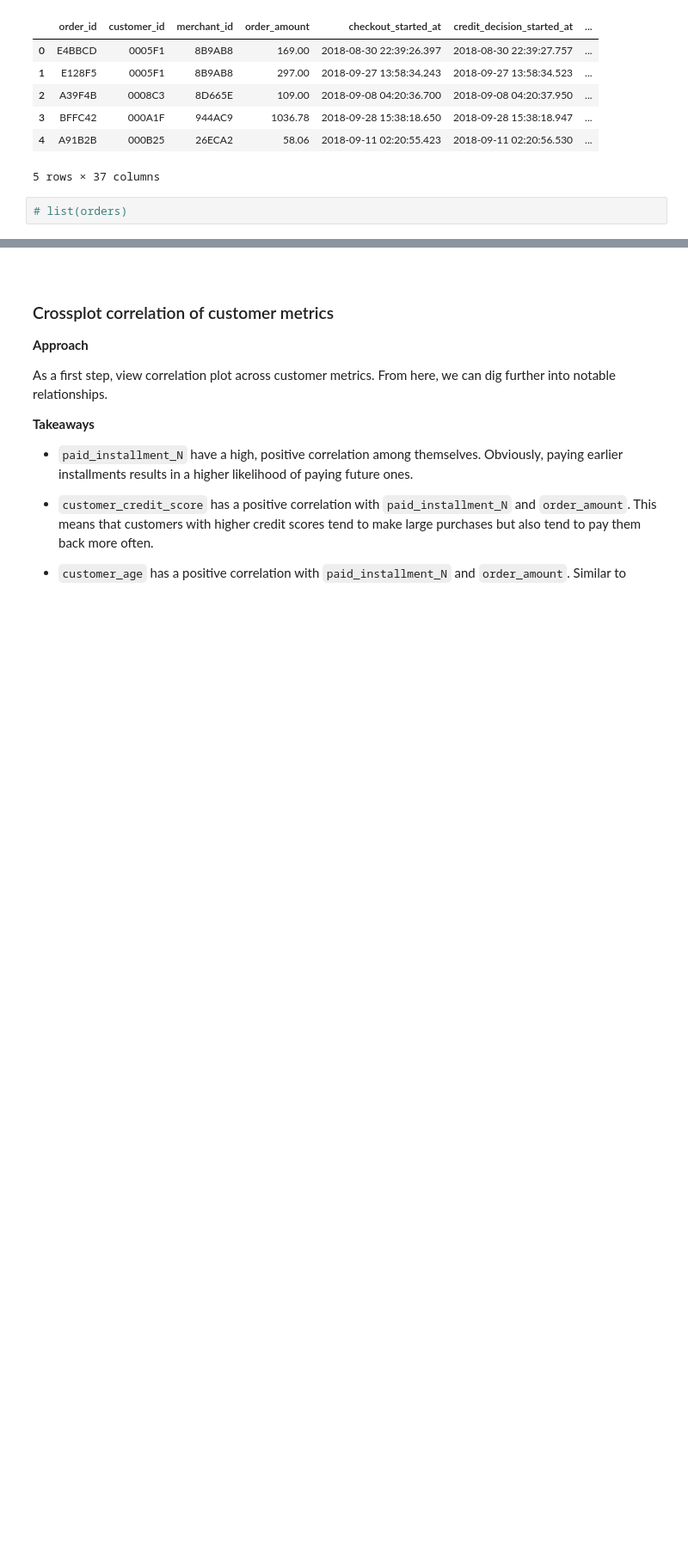
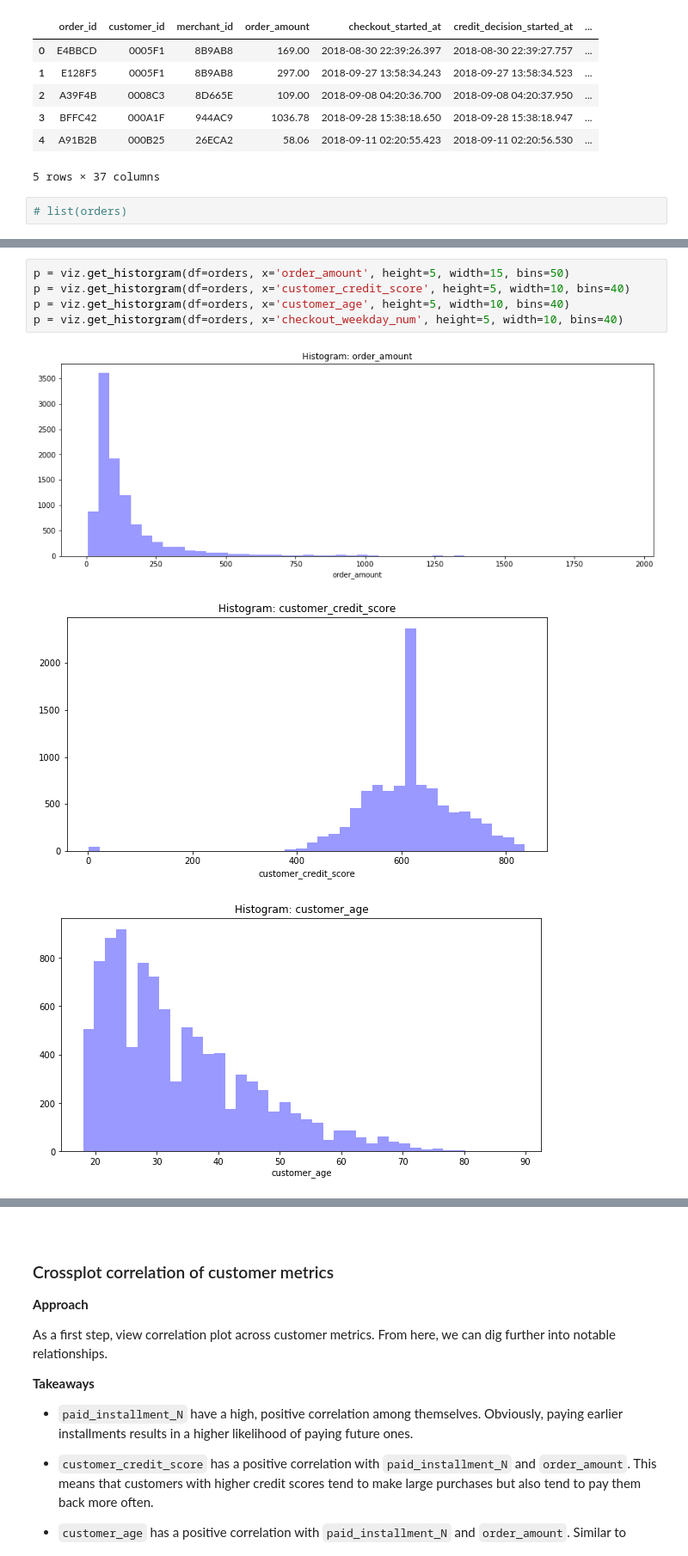
Before and after one commit to gordonsilvera/quadpay_analysis, a Jupyter notebook: notebooks/02_data_viz_analysis.ipynb, the cells around one changed output, grey strips where cells are left out. Shown at 86% size. Cells and saved outputs as stored; diff of their text form; blank space fills up the shorter version.

```diff
--- a/notebooks/02_data_viz_analysis.ipynb
+++ b/notebooks/02_data_viz_analysis.ipynb
@@ -46,0 +59,9 @@ orders.head()
+# %%
+p = viz.get_historgram(df=orders, x='order_amount', height=5, width=15, bins=50)
+p = viz.get_historgram(df=orders, x='customer_credit_score', height=5, width=10, bins=40)
+p = viz.get_historgram(df=orders, x='customer_age', height=5, width=10, bins=40)
+p = viz.get_historgram(df=orders, x='checkout_weekday_num', height=5, width=10, bins=40)
+# %% [output]
+[figure, added]
+[figure, added]
+[figure, added]
```
Also changed, not shown: parts of 20 cells of this notebook, 4 other files.
